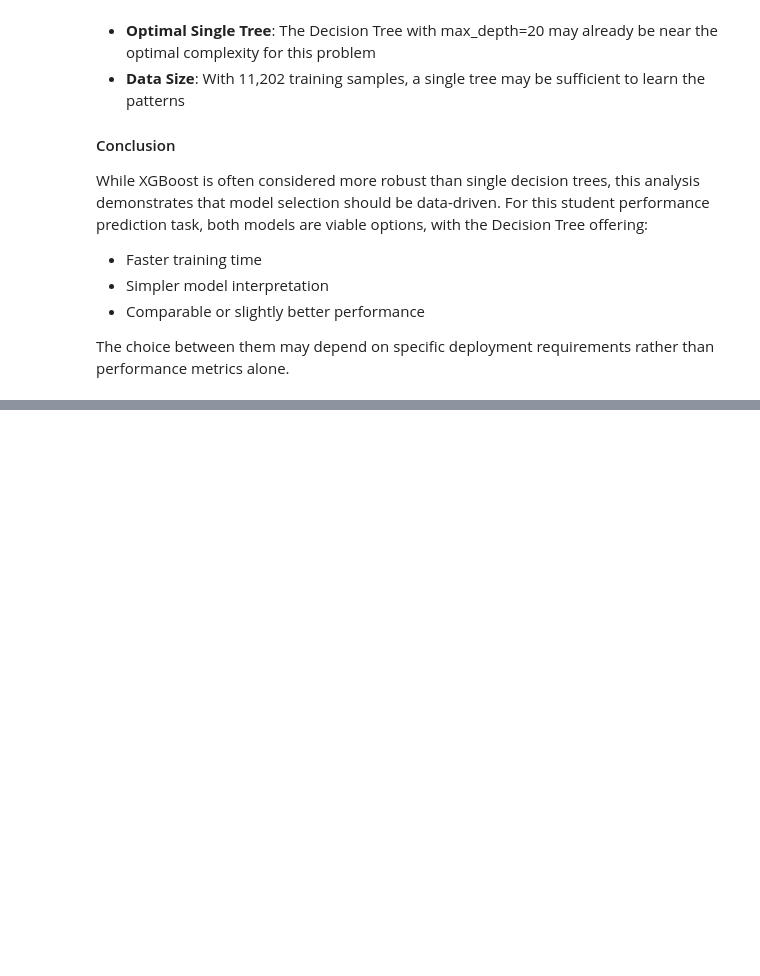
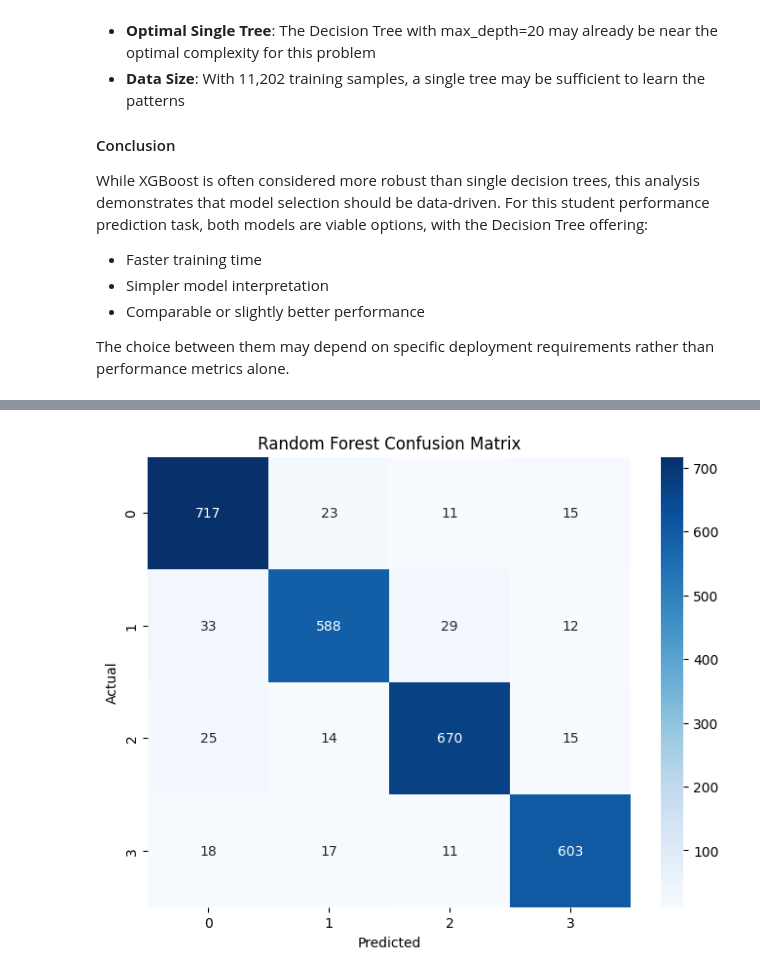
Before and after one commit to yran304/DataSci3000_group_project, a Jupyter notebook: DS3000Group_proj.ipynb, the cells around one changed output, grey strips where cells are left out. Cells and saved outputs as stored; diff of their text form; code cells hidden in the pictures; blank space fills up the shorter version.

```diff
--- a/DS3000Group_proj.ipynb
+++ b/DS3000Group_proj.ipynb
@@ -1110,0 +1379,9 @@ The choice between them may depend on specific deployment requirements rather th
+# %%
+# Use the same feature set to ensure fair comparison
+X = df[[col for col in df.columns if col not in ["FinalGrade", "ExamScore"]]]
+y = df["FinalGrade"]
+
+# Train-test split with stratification
+X_train, X_test, y_train, y_test = train_test_split(
+    X, y, test_size=0.2, random_state=42, stratify=y
+)
@@ -1110,0 +1421,16 @@ The choice between them may depend on specific deployment requirements rather th
+# %%
+# Predictions
+y_train_pred_rf = best_rf.predict(X_train)
+y_test_pred_rf = best_rf.predict(X_test)
+
+# Accuracy
+train_acc_rf = accuracy_score(y_train, y_train_pred_rf)
+test_acc_rf = accuracy_score(y_test, y_test_pred_rf)
+gap_rf = train_acc_rf - test_acc_rf
+
+print("RF Train Accuracy:", train_acc_rf)
+print("RF Test Accuracy:", test_acc_rf)
+print("Train-Test Gap:", gap_rf)
+
+print("\nClassification Report:")
+print(classification_report(y_test, y_test_pred_rf))
@@ -1110,0 +1453,11 @@ The choice between them may depend on specific deployment requirements rather th
+# %%
+cm_rf = confusion_matrix(y_test, y_test_pred_rf)
+
+plt.figure(figsize=(8, 6))
+sns.heatmap(cm_rf, annot=True, fmt="d", cmap="Blues")
+plt.title("Random Forest Confusion Matrix")
+plt.xlabel("Predicted")
+plt.ylabel("Actual")
+plt.show()
+# %% [output]
+[figure, added]
```
Also changed, not shown: parts of 13 cells of this notebook.
